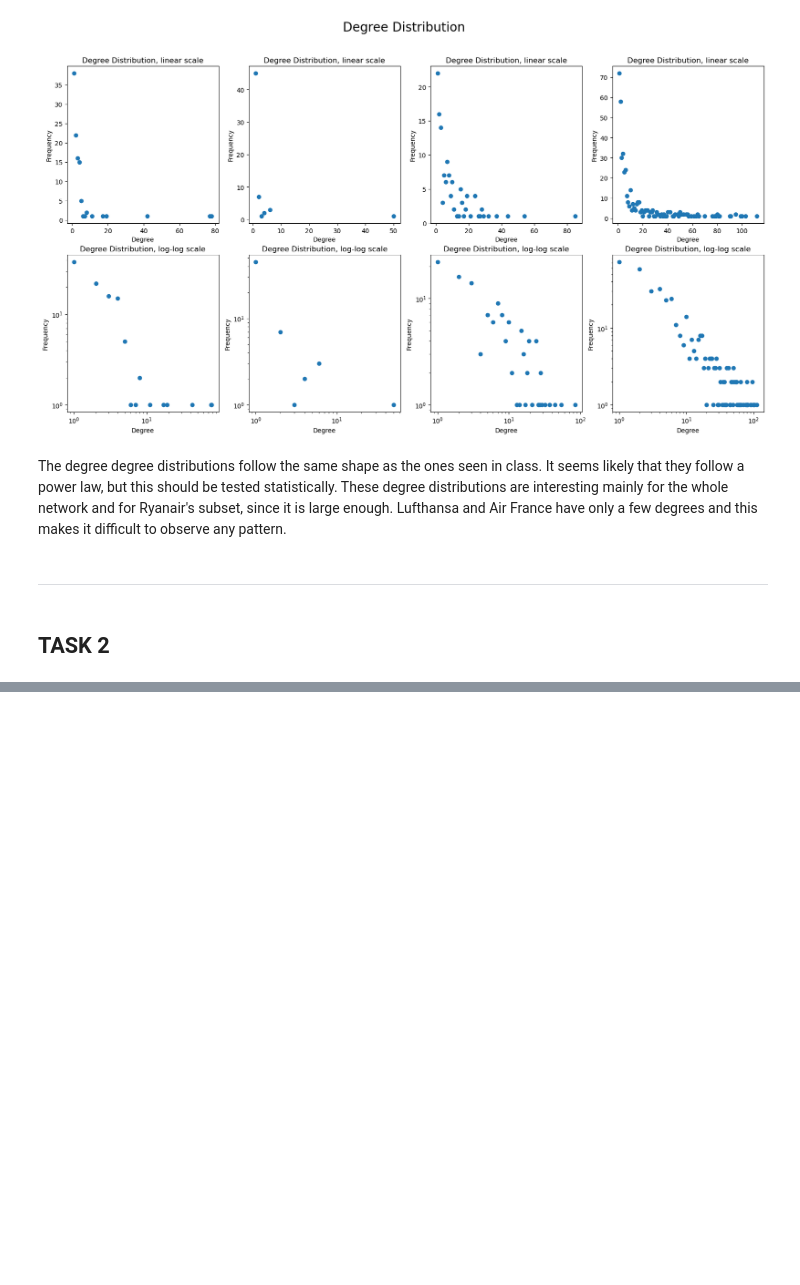
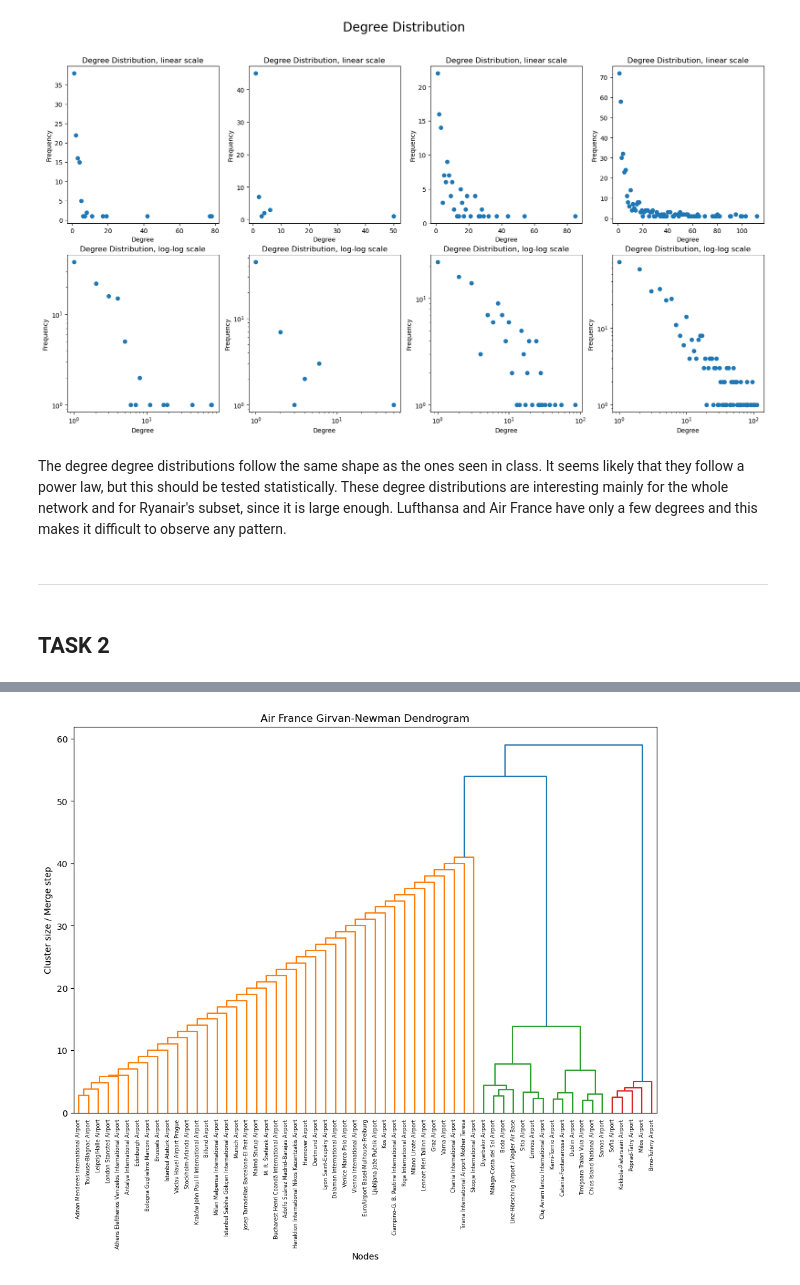
Before and after one commit to srmarcballestero/ComplexNetworks25, a Jupyter notebook: Notebooks/Project.ipynb, the cells around one changed output, grey strips where cells are left out. Drawn from its saved outputs; the diff is of its cells as text; code cells hidden in the pictures; blank space fills up the shorter version.

```diff
--- a/Notebooks/Project.ipynb
+++ b/Notebooks/Project.ipynb
@@ -1501,0 +2090,8 @@ The degree degree distributions follow the same shape as the ones seen in class.
+# %%
+# Plot the Girvan-Newman dendrogram for Air France
+plot_girvan_newman_dendrogram(
+    gn_communities=air_france_communities_dict["Girvan-Newman"],
+    title="Air France Girvan-Newman Dendrogram",
+)
+# %% [output]
+[figure, added]
```
Also changed, not shown: parts of 19 cells of this notebook, 1 other file.
